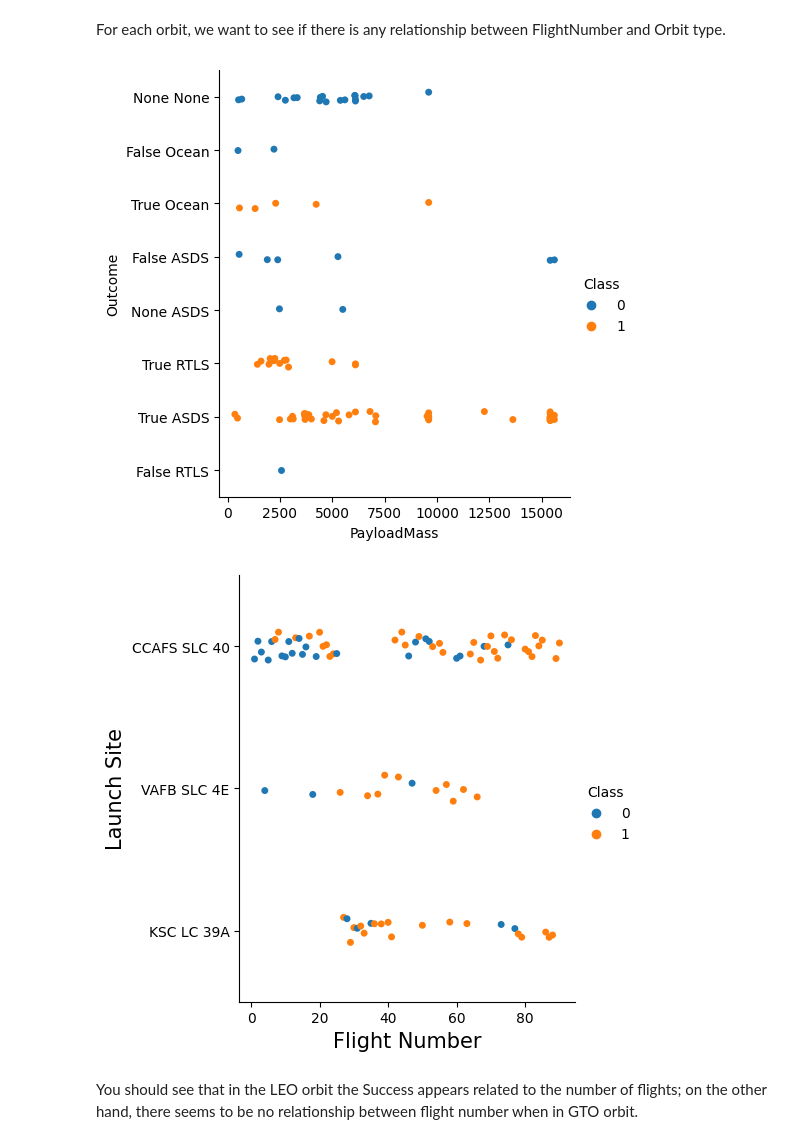
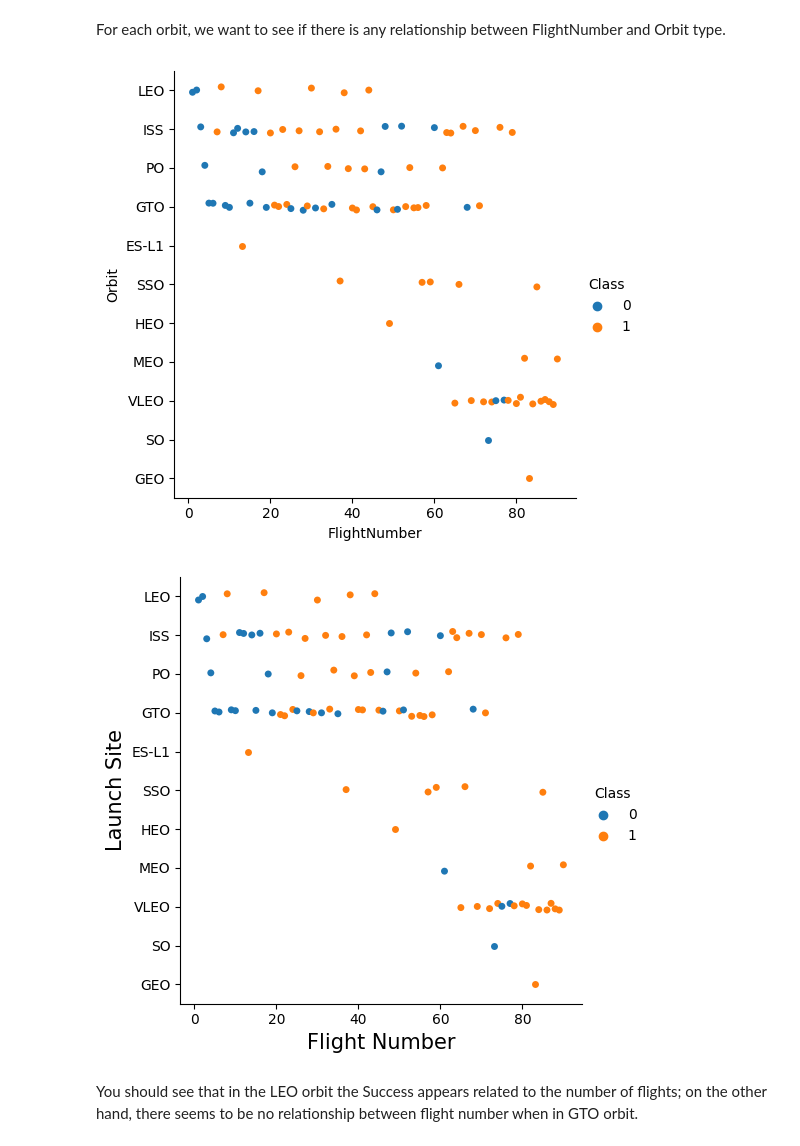
Before and after one commit to AhmedAdel722/capestone-project, a Jupyter notebook: 4-jupyter-labs-eda-dataviz.ipynb, the cells around one changed output. Saved outputs shown, nothing was run; the diff lists cells and outputs as text; code cells hidden in the pictures.

```diff
--- a/4-jupyter-labs-eda-dataviz.ipynb
+++ b/4-jupyter-labs-eda-dataviz.ipynb
@@ -132,15 +132,15 @@ Analyze the ploted bar chart try to find which orbits have high sucess rate.
 For each orbit, we want to see if there is any relationship between FlightNumber and Orbit type.
 # %%
 # Plot a scatter point chart with x axis to be FlightNumber and y axis to be the Orbit, and hue to be the class value
-sns.catplot(x='PayloadMass',y='Outcome',data=df,hue='Class')
-plt.xlabel('PayloadMass')
-plt.ylabel('Outcome')
+sns.catplot(x='FlightNumber',y='Orbit',data=df,hue='Class')
+plt.xlabel('FlightNumber')
+plt.ylabel('Orbit')
 plt.show()
 # %% [output]
-[figure, old version]
+[figure, new version]
 # %%
 
-sns.catplot(y="LaunchSite",x="FlightNumber",hue="Class", data=df, aspect = 1)
+sns.catplot(y="Orbit",x="FlightNumber",hue="Class", data=df, aspect = 1)
 
 plt.ylabel("Launch Site",fontsize=15)
 
@@ -148,7 +148,7 @@ plt.xlabel("Flight Number",fontsize=15)
 
 plt.show()
 # %% [output]
-[figure, old version]
+[figure, new version]
 # %% [markdown]
 You should see that in the LEO orbit the Success appears related to the number of flights; on the other hand, there seems to be no relationship between flight number when in GTO orbit.
 # %% [markdown]
```
Also changed, not shown: parts of 1 cell of this notebook.
